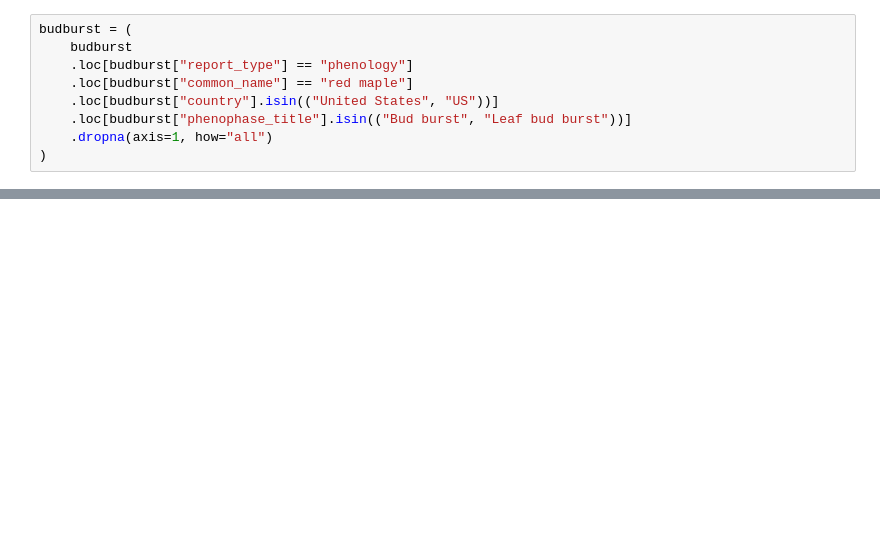
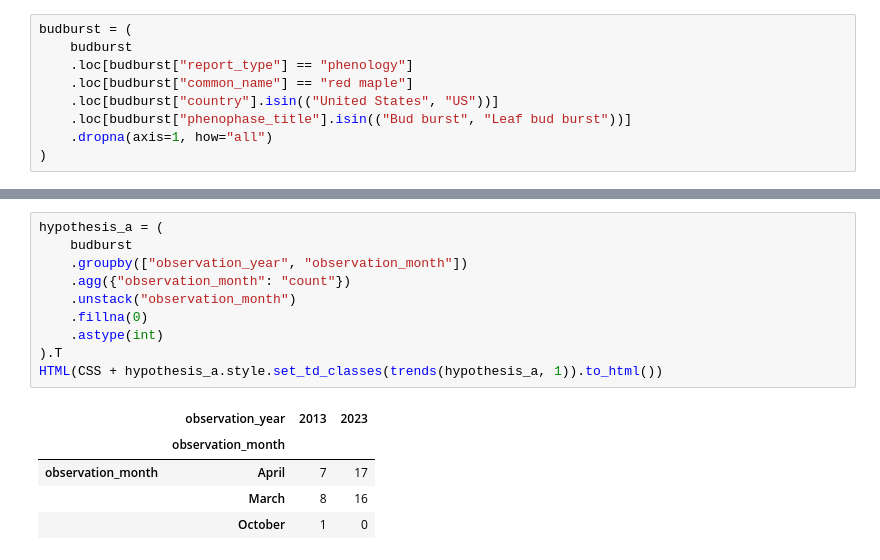
Before and after one commit to CSIS-NLU/Open-Science-101, a Jupyter notebook: Group-Projects/Climate change impact on phenology using Budburst/nasa_tops_group_project.ipynb, the cells around one changed output, grey strips where cells are left out. Saved outputs shown, nothing was run; the diff lists cells and outputs as text; blank space fills up the shorter version.

```diff
--- a/Group-Projects/Climate change impact on phenology using Budburst/nasa_tops_group_project.ipynb
+++ b/Group-Projects/Climate change impact on phenology using Budburst/nasa_tops_group_project.ipynb
@@ -65,0 +170,16 @@ output
+# %%
+hypothesis_a = (
+    budburst
+    .groupby(["observation_year", "observation_month"])
+    .agg({"observation_month": "count"})
+    .unstack("observation_month")
+    .fillna(0)
+    .astype(int)
+).T
+HTML(CSS + hypothesis_a.style.set_td_classes(trends(hypothesis_a, 1)).to_html())
+# %% [output]
+|  | observation_year | 2013 | 2023 |
+|  | observation_month |  |  |
+| observation_month | April | 7 | 17 |
+|  | March | 8 | 16 |
+|  | October | 1 | 0 |
```
Also changed, not shown: parts of 22 cells of this notebook, 1 other file.
